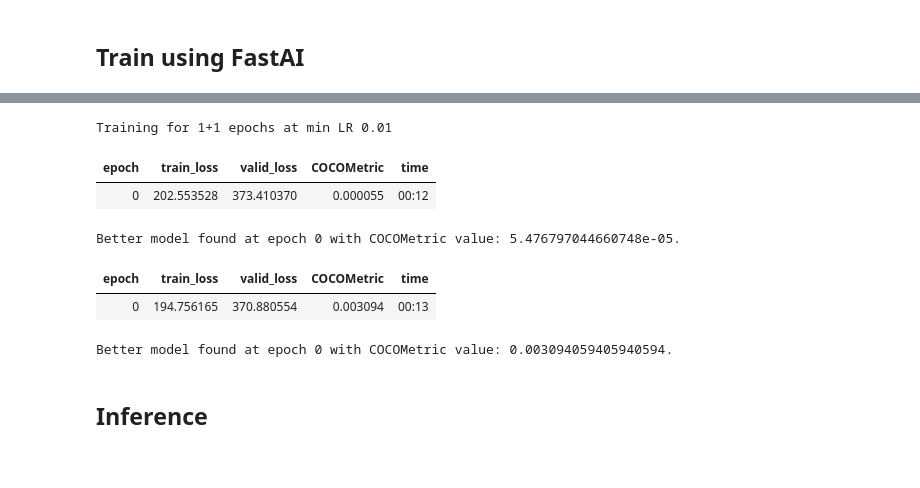
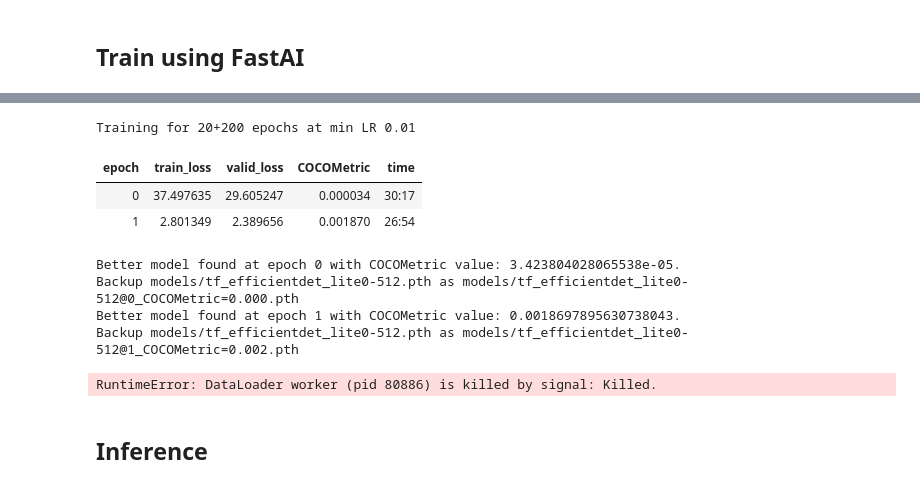
Before and after one commit to bguan/plmcbbox, a Jupyter notebook: 20_subcoco_ivf.ipynb, the cells around one changed output, grey strips where cells are left out. Cells and saved outputs as stored; diff of their text form; code cells hidden in the pictures.

```diff
--- a/20_subcoco_ivf.ipynb
+++ b/20_subcoco_ivf.ipynb
@@ -72,4 +72,8 @@ Python ver 3.8.5 (default, Jul 28 2020, 12:59:40)
 
 The full COCO Dataset is huge (~50GB?). For my self education exploring object detection, with the intention of using pretrained model in transfer learning, it is not practical to deal with dataset this big as my first project.  Luckily, the kind folks at [FastAI](https://fast.ai) have prepared some convenient subsets, the medium size 3GB https://s3.amazonaws.com/fast-ai-coco/coco_sample.tgz seems like a good candidate.  The 800KB "http://files.fast.ai/data/examples/coco_tiny.tgz" on the other hand seems way too small, thus may not have enough data for adequate training.
 # %%
-train_json = fetch_subcoco(datadir='/tmp', url='http://files.fast.ai/data/examples/coco_tiny.tgz', img_subdir='train')
+#train_json = fetch_subcoco(datadir='/tmp', url='http://files.fast.ai/data/examples/coco_tiny.tgz', img_subdir='train')
+#img_dir='/tmp/coco_tiny/train'
+
+train_json = fetch_subcoco(datadir='workspace', url='https://s3.amazonaws.com/fast-ai-coco/coco_sample.tgz', img_subdir='train_sample')
+img_dir='workspace/coco_sample/train_sample'
@@ -116,7 +115,7 @@ train_json['categories'], train_json['images'][0], [a for a in train_json['annot
 
 Do some basic analysis of the data to get numbers like total images, boxes, and average box count per image...
 # %%
-stats = load_stats(train_json, img_dir='/tmp/coco_tiny/train', force_reload=False)
+stats = load_stats(train_json, img_dir=img_dir, force_reload=False)
 print(
     f"Categories {stats.num_cats}, Images {stats.num_imgs}, Boxes {stats.num_bboxs}, avg (w,h) {(stats.avg_width, stats.avg_height)}"
     f"avg cats/img {stats.avg_ncats_per_img:.1f}, avg boxs/img {stats.avg_nboxs_per_img:.1f}, avg boxs/cat {stats.avg_nboxs_per_cat:.1f}.")
@@ -194,7 +193,7 @@ def gen_transforms_and_learner(stats:CocoDatasetStats,
     save_model_fname=f'{backbone_name}-{img_sz}'
     callbacks=[
         GradientAccumulation(bs*acc_cycs),
-        SaveModelCallback(fname=save_model_fname, monitor=monitor_metric),
+        SaveModelDupBestCallback(fname=save_model_fname, monitor=monitor_metric),
         EarlyStoppingCallback(monitor=monitor_metric, min_delta=0.001, patience=10)
     ]
 
@@ -203,7 +202,9 @@ def gen_transforms_and_learner(stats:CocoDatasetStats,
 
     return valid_tfms, learn, backbone_name
 # %%
-inf_tfms, learn, backbone_name = gen_transforms_and_learner(stats, train_records, valid_records, img_sz=128, bs=4, acc_cycs=8)
+img_sz, bs, acc, workers, head_runs, full_runs = 512, 4, 8, 4, 20, 200
+inf_tfms, learn, backbone_name = gen_transforms_and_learner(stats, train_records, valid_records,
+                                                            img_sz=img_sz, bs=bs, acc_cycs=acc, num_workers=workers)
 # %% [markdown]
 I have experimented with other models available out of box in IceVision, but ***efficientdet*** works the best. You can replace backbone_name, backbone, model, with the following values to test.
 
@@ -241,15 +239,17 @@ def run_training(learn:Learner, min_lr=0.05, head_runs=1, full_runs=1):
 # %%
 # Only do this if GPU avail, otherwise Github CI times out
 if torch.cuda.is_available():
-    run_training(learn, min_lr=0.01, head_runs=1, full_runs=1)
+    run_training(learn, min_lr=0.01, head_runs=head_runs, full_runs=full_runs)
 # %% [output]
-Training for 1+1 epochs at min LR 0.01
+Training for 20+200 epochs at min LR 0.01
 | epoch | train_loss | valid_loss | COCOMetric | time |
-| 0 | 202.553528 | 373.410370 | 0.000055 | 00:12 |
+| 0 | 37.497635 | 29.605247 | 0.000034 | 30:17 |
+| 1 | 2.801349 | 2.389656 | 0.001870 | 26:54 |
-Better model found at epoch 0 with COCOMetric value: 5.476797044660748e-05.
+Better model found at epoch 0 with COCOMetric value: 3.423804028065538e-05.
+Backup models/tf_efficientdet_lite0-512.pth as models/tf_efficientdet_lite0-512@0_COCOMetric=0.000.pth
+Better model found at epoch 1 with COCOMetric value: 0.0018697895630738043.
+Backup models/tf_efficientdet_lite0-512.pth as models/tf_efficientdet_lite0-512@1_COCOMetric=0.002.pth
-| epoch | train_loss | valid_loss | COCOMetric | time |
-| 0 | 194.756165 | 370.880554 | 0.003094 | 00:13 |
-Better model found at epoch 0 with COCOMetric value: 0.003094059405940594.
+RuntimeError: DataLoader worker (pid 80886) is killed by signal: Killed.
 # %% [markdown]
 ## Inference
 # %%
```
Also changed, not shown: parts of 10 cells of this notebook, 6 other files.
